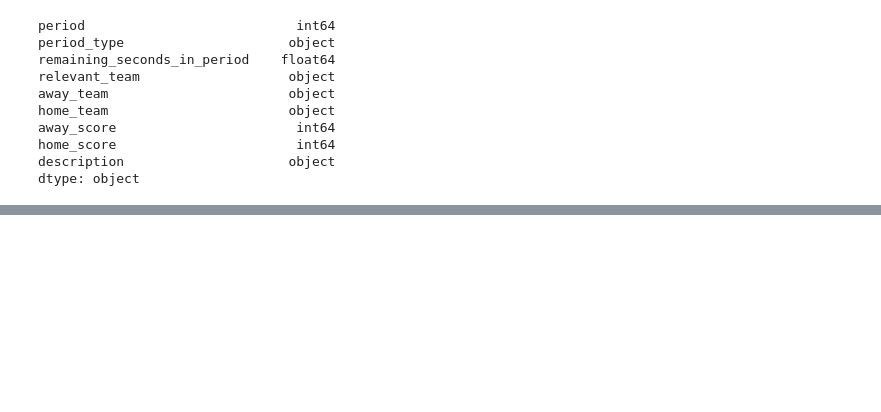
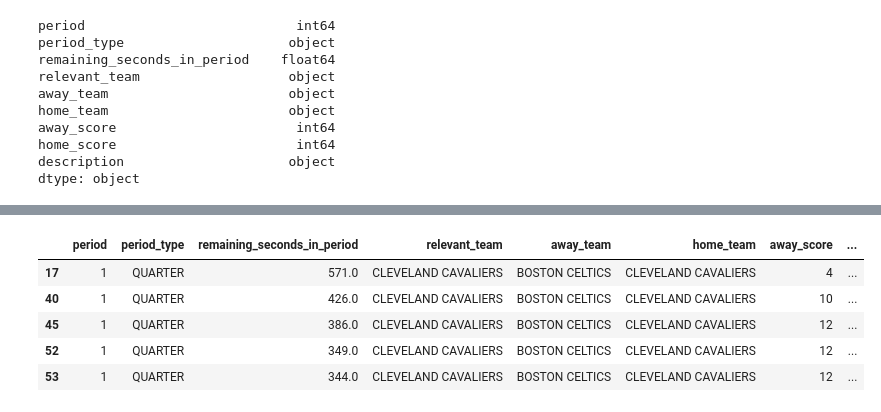
Before and after one commit to aychid/free-throw-predictor, a Jupyter notebook: LBJ_ft_scraper.ipynb, the cells around one changed output, grey strips where cells are left out. Cells and saved outputs as stored; diff of their text form; code cells hidden in the pictures; blank space fills up the shorter version.

```diff
--- a/LBJ_ft_scraper.ipynb
+++ b/LBJ_ft_scraper.ipynb
@@ -147 +192,24 @@ game.head()
+# %%
+field_goals = game[game["description"].str.contains("L. James") & game["relevant_team"].str.contains("CLE")
+                   &~ game["description"].str.contains("assist by L. James") &~ game["description"].str.contains("free throw")]
+
+
+made_mask = field_goals['description'].str.contains('makes 2-pt|makes 3-pt')
+attempted_mask = field_goals['description'].str.contains('makes 2-pt|misses 2-pt|makes 3-pt|misses 3-pt')
+
+field_goals.loc[:, 'field_goals_made'] = made_mask.astype(int)
+field_goals.loc[:, 'field_goals_attempted'] = attempted_mask.astype(int)
+
+# Create cumulative totals using .loc
+field_goals.loc[:, 'cumulative_field_goals_made'] = field_goals['field_goals_made'].cumsum()
+field_goals.loc[:, 'cumulative_field_goals_attempted'] = field_goals['field_goals_attempted'].cumsum()
+
+field_goals.head()
+# %% [output]
+|  | period | period_type | remaining_seconds_in_period | relevant_team | away_team | home_team | away_score | ... |
+| 17 | 1 | QUARTER | 571.0 | CLEVELAND CAVALIERS | BOSTON CELTICS | CLEVELAND CAVALIERS | 4 | ... |
+| 40 | 1 | QUARTER | 426.0 | CLEVELAND CAVALIERS | BOSTON CELTICS | CLEVELAND CAVALIERS | 10 | ... |
+| 45 | 1 | QUARTER | 386.0 | CLEVELAND CAVALIERS | BOSTON CELTICS | CLEVELAND CAVALIERS | 12 | ... |
+| 52 | 1 | QUARTER | 349.0 | CLEVELAND CAVALIERS | BOSTON CELTICS | CLEVELAND CAVALIERS | 12 | ... |
+| 53 | 1 | QUARTER | 344.0 | CLEVELAND CAVALIERS | BOSTON CELTICS | CLEVELAND CAVALIERS | 12 | ... |
 # %%
```
Also changed, not shown: parts of 11 cells of this notebook.
